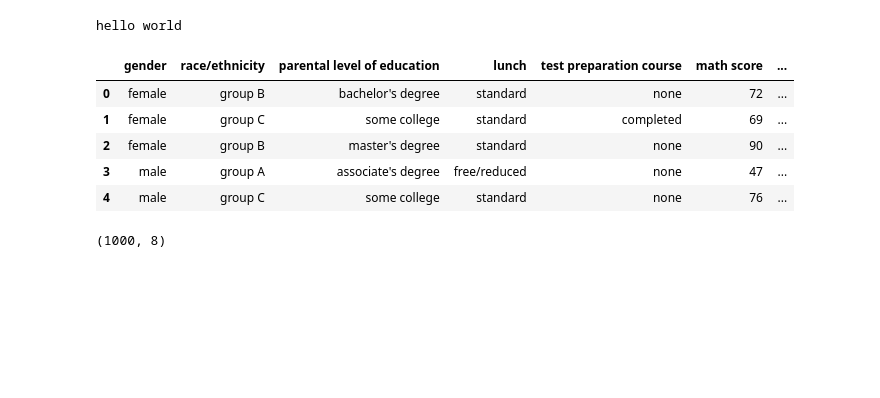
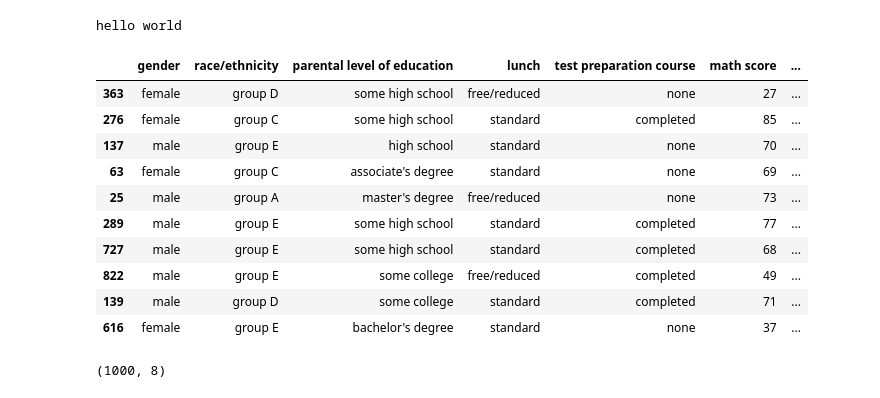
Before and after one commit to sandeshbhatta495/AI, a Jupyter notebook: student performance project/students_performance .ipynb, the cells around one changed output. Saved outputs shown, nothing was run; the diff lists cells and outputs as text; code cells hidden in the pictures; blank space fills up the shorter version.

```diff
--- a/student performance project/students_performance .ipynb
+++ b/student performance project/students_performance .ipynb
@@ -12,14 +12,20 @@ import matplotlib.pyplot as plt
 #loading data
 df = pd.read_csv("C:/Users/DELL/OneDrive/Desktop/AI/student performance project/StudentsPerformance.csv")
 # %%
-df.head()
+#df.head()
+df.sample(10)
 # %% [output]
 |  | gender | race/ethnicity | parental level of education | lunch | test preparation course | math score | ... |
-| 0 | female | group B | bachelor's degree | standard | none | 72 | ... |
-| 1 | female | group C | some college | standard | completed | 69 | ... |
-| 2 | female | group B | master's degree | standard | none | 90 | ... |
-| 3 | male | group A | associate's degree | free/reduced | none | 47 | ... |
-| 4 | male | group C | some college | standard | none | 76 | ... |
+| 363 | female | group D | some high school | free/reduced | none | 27 | ... |
+| 276 | female | group C | some high school | standard | completed | 85 | ... |
+| 137 | male | group E | high school | standard | none | 70 | ... |
+| 63 | female | group C | associate's degree | standard | none | 69 | ... |
+| 25 | male | group A | master's degree | free/reduced | none | 73 | ... |
+| 289 | male | group E | some high school | standard | completed | 77 | ... |
+| 727 | male | group E | some high school | standard | completed | 68 | ... |
+| 822 | male | group E | some college | free/reduced | completed | 49 | ... |
+| 139 | male | group D | some college | standard | completed | 71 | ... |
+| 616 | female | group E | bachelor's degree | standard | none | 37 | ... |
 # %%
 df.shape
 # %% [output]
```
Also changed, not shown: parts of 4 cells of this notebook, 11 other files.
